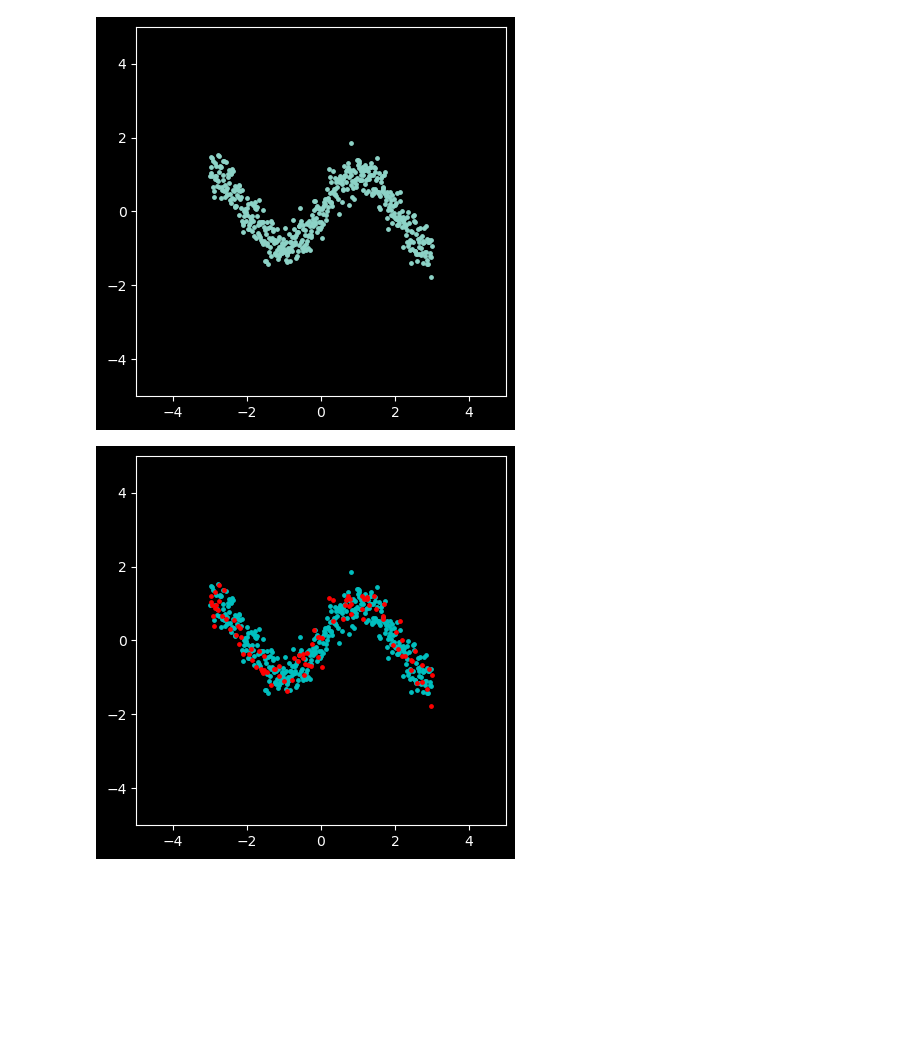
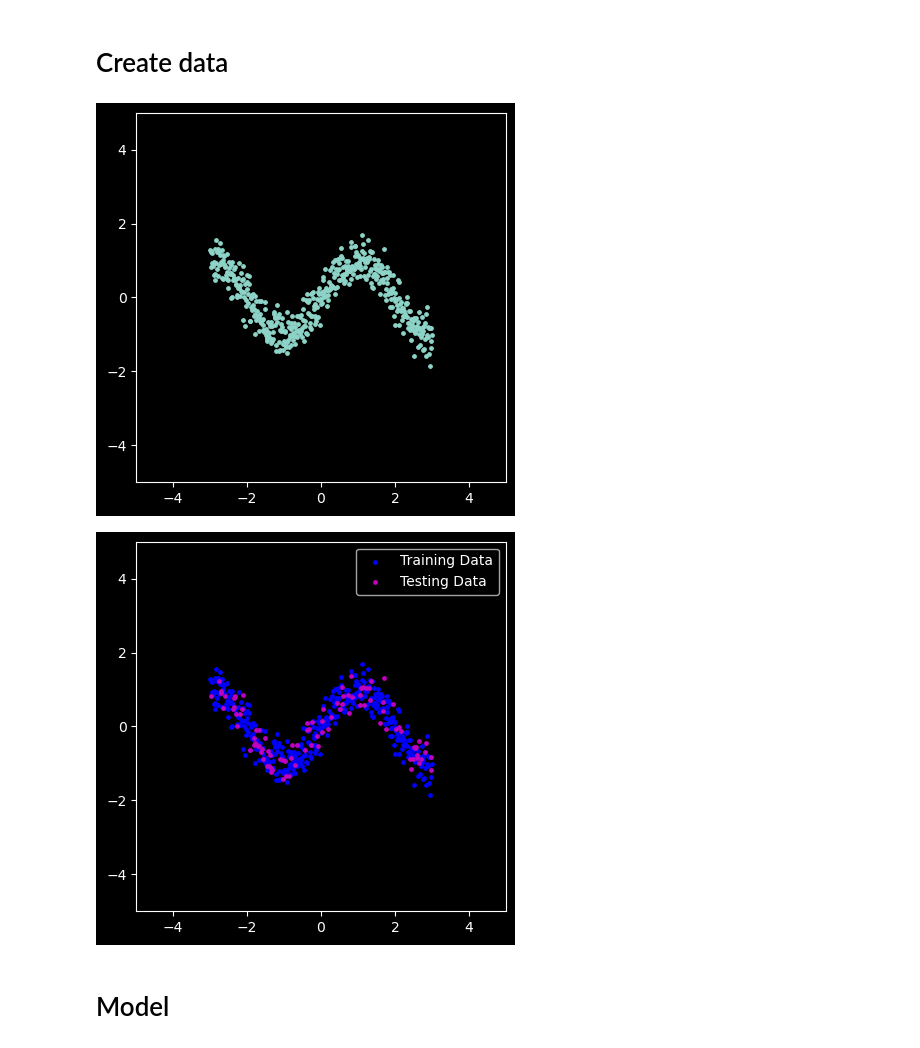
Before and after one commit to gtw2i/MSDS-565-Spring-2025, a Jupyter notebook: Unit 3 - Review ML w Sklearn/Demos/U3_Reg_Tree_R2vsDepth.ipynb, the cells around one changed output. Drawn from its saved outputs; the diff is of its cells as text; code cells hidden in the pictures; blank space fills up the shorter version.

```diff
--- a/Unit 3 - Review ML w Sklearn/Demos/U3_Reg_Tree_R2vsDepth.ipynb
+++ b/Unit 3 - Review ML w Sklearn/Demos/U3_Reg_Tree_R2vsDepth.ipynb
@@ -13,3 +9,5 @@ def f(x):
+# %% [markdown]
+# Create data
 # %%
 markersize = 6
 
@@ -25,24 +23,27 @@ y = np.sin(2*np.pi*x/4) + np.random.normal(0, 0.3, nPts)
 
 X = x[:,np.newaxis]
 
-plt.scatter(x, y, label='Data', s=markersize);
+plt.scatter(x, y, s=markersize);
 plt.xlim(-5,5)
 plt.ylim(-5,5)
 plt.gca().set_aspect('equal')
 # %% [output]
-[figure, old version]
+[figure, new version]
 # %%
 from sklearn.model_selection import train_test_split
 
 X_train, X_test, y_train, y_test = train_test_split(X, y, test_size=0.2)
 
 X_ext = np.linspace(-5, 5, 1000)[:,np.newaxis]
 
-plt.scatter(X_train[:,0], y_train, label='Training Data', c='c', s=markersize);
-plt.scatter(X_test[:,0], y_test, label='Testing Data', c='r', s=markersize);
+plt.scatter(X_train[:,0], y_train, label='Training Data', c='b', s=markersize);
+plt.scatter(X_test[:,0], y_test, label='Testing Data', c='m', s=markersize);
 plt.xlim(-5,5)
 plt.ylim(-5,5)
+plt.legend()
 plt.gca().set_aspect('equal')
 # %% [output]
-[figure, old version]
+[figure, new version]
+# %% [markdown]
+# Model
 # %%
```
Also changed, not shown: parts of 3 cells of this notebook, 2 other files.
